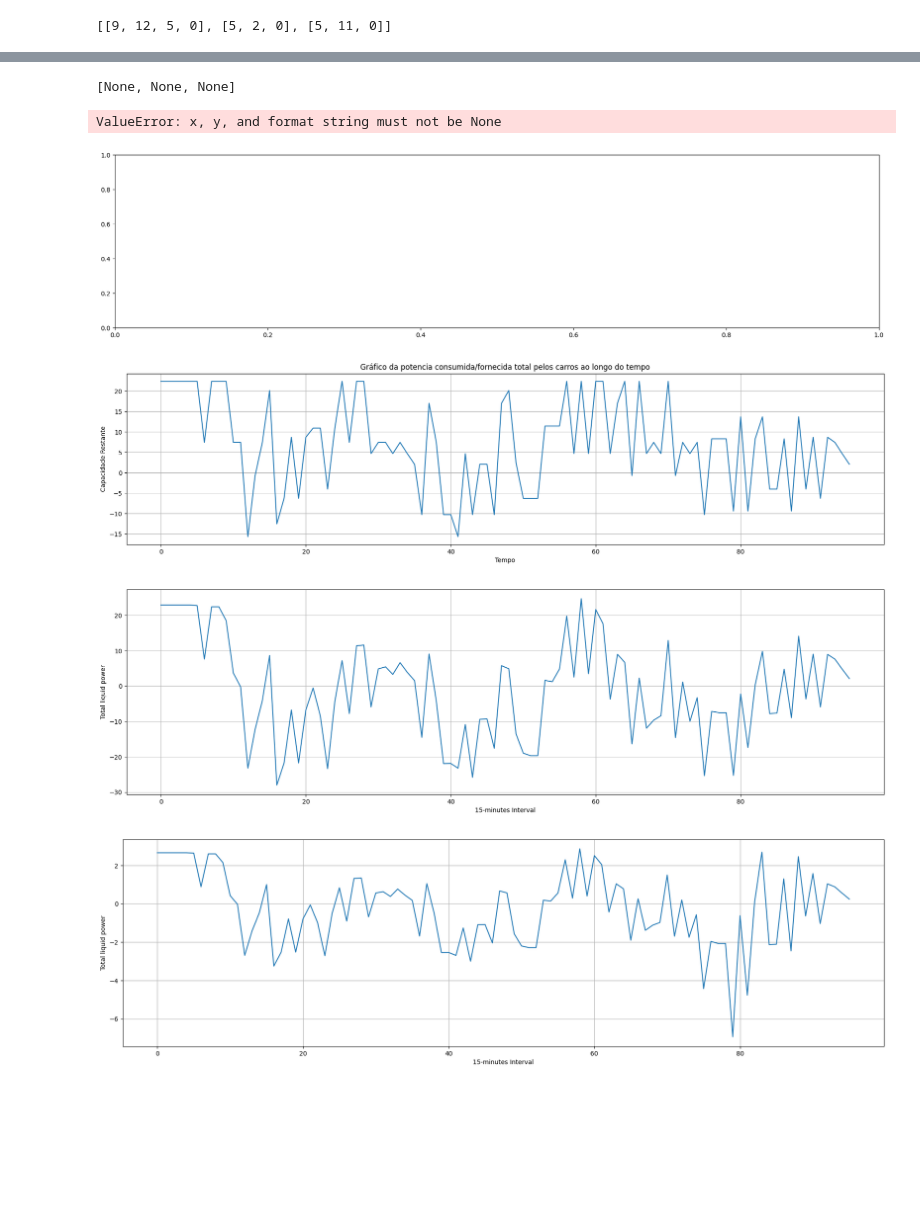
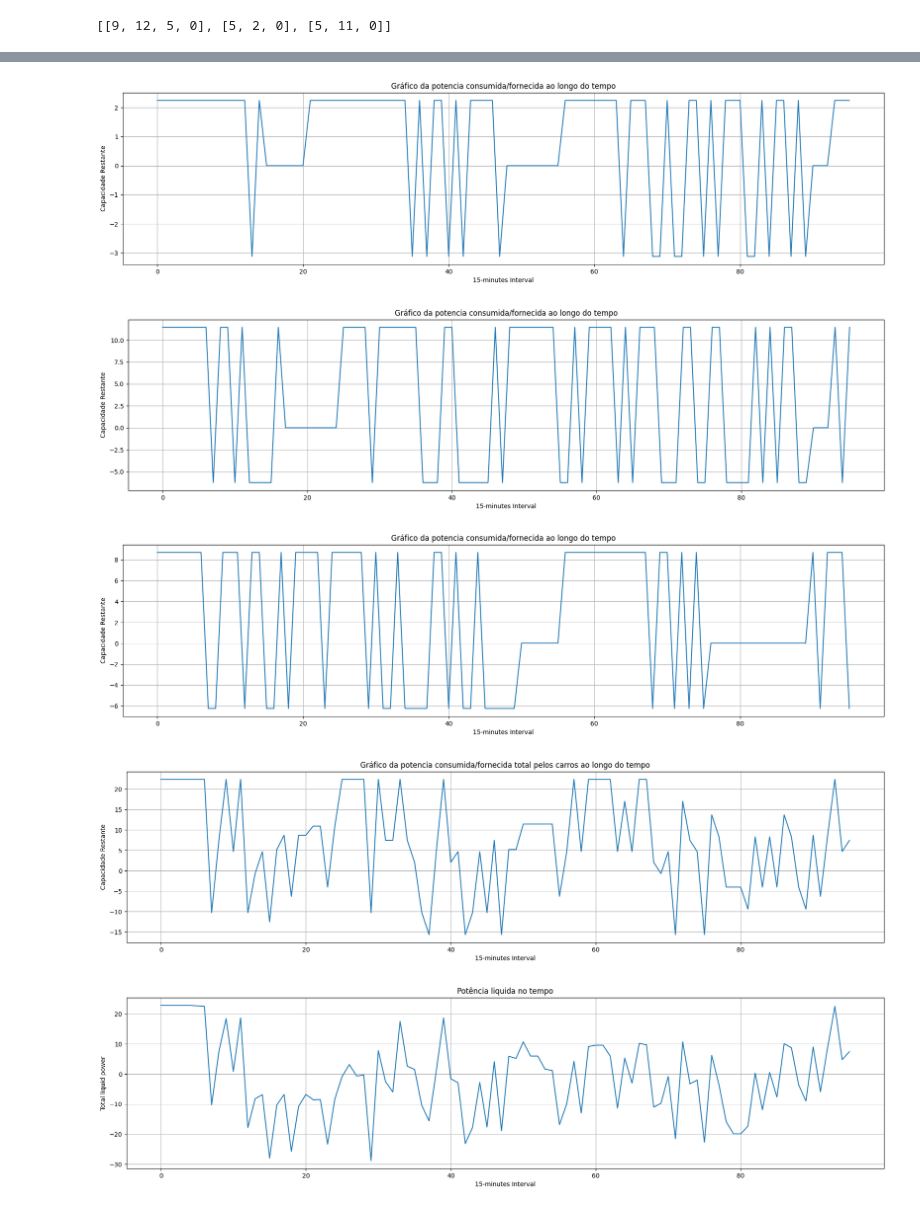
Before and after one commit to pachecowillians/grey-wolf-optimization, a Jupyter notebook: evrp2.ipynb, the cells around one changed output, grey strips where cells are left out. Saved outputs shown, nothing was run; the diff lists cells and outputs as text; code cells hidden in the pictures; blank space fills up the shorter version.

```diff
--- a/evrp2.ipynb
+++ b/evrp2.ipynb
@@ -436,6 +436,6 @@ for car_states, car in zip(separated_cars_state, cars):
     plot_car_states(car_states)
     car_energy = calculate_car_energy(car_states, car)
     plot(
-        car_energy, "Gráfico da bateria ao longo do tempo", "Tempo", "Energia restante"
+        car_energy, "Gráfico da bateria ao longo do tempo", "15-minutes Interval", "Energia restante"
     )
 # %% [output]
@@ -448,52 +448,39 @@ for car_states, car in zip(separated_cars_state, cars):
 # %%
 cars_power = [
     calculate_car_power(car_states, car)
     for car_states, car in zip(separated_cars_state, cars)
 ]
-print(cars_power)
 
 for power in cars_power:
     plot(
         power,
         "Gráfico da potencia consumida/fornecida ao longo do tempo",
-        "Tempo",
+        "15-minutes Interval",
         "Capacidade Restante",
     )
 # %% [output]
-[None, None, None]
-ValueError: x, y, and format string must not be None
-[figure, old version]
+[figure, new version]
+[figure, added]
+[figure, added]
 # %%
 total_cars_power = np.sum(cars_power, axis=0)
 
-plt.figure(figsize=(22, 5))
-plt.plot(total_cars_power)
-plt.title("Gráfico da potencia consumida/fornecida total pelos carros ao longo do tempo")
-plt.xlabel("Tempo")
-plt.ylabel("Capacidade Restante")
-plt.grid(True)
-plt.show()
+plot(
+    total_cars_power,
+    "Gráfico da potencia consumida/fornecida total pelos carros ao longo do tempo",
+    "15-minutes Interval",
+    "Capacidade Restante",
+)
 # %% [output]
-[figure, old version]
+[figure, new version]
 # %%
 total_liquid_power = generated_power - products_demand + total_cars_power
 
-plt.figure(figsize=(22, 6))
-plt.plot(total_liquid_power)
-plt.xlabel("15-minutes Interval")
-plt.ylabel("Total liquid power")
-plt.grid(True)
-plt.show()
+plot(
+    total_liquid_power,
+    "Potência liquida no tempo",
+    "15-minutes Interval",
+    "Total liquid power",
+)
 # %% [output]
-[figure, old version]
+[figure, new version]
-# %%
-money_in_time = total_liquid_power * energy_cost
-
-plt.figure(figsize=(22, 6))
-plt.plot(money_in_time)
-plt.xlabel("15-minutes Interval")
-plt.ylabel("Total liquid power")
-plt.grid(True)
-plt.show()
-# %% [output]
-[figure, removed]
```
Also changed, not shown: parts of 6 cells of this notebook.
